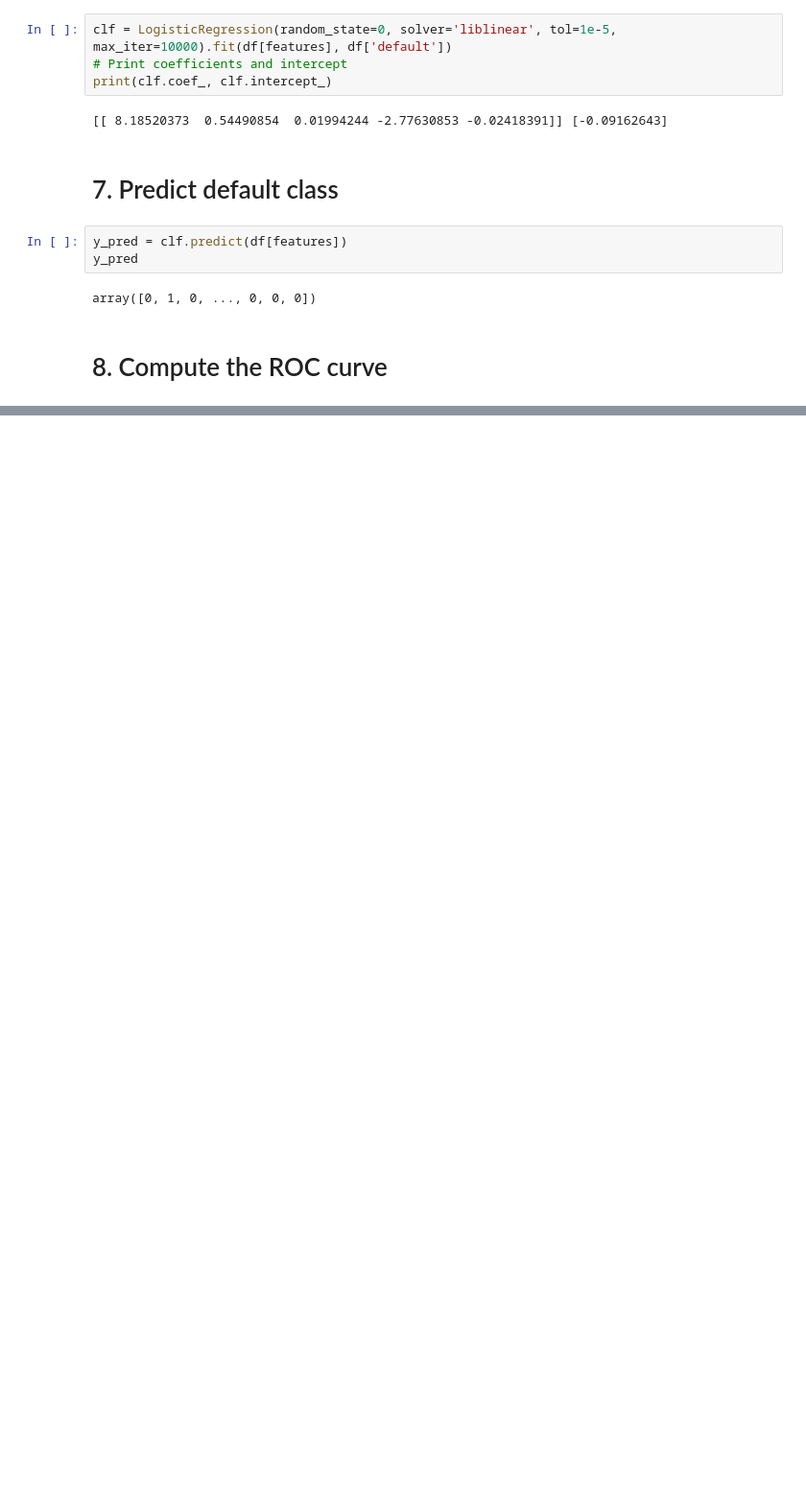
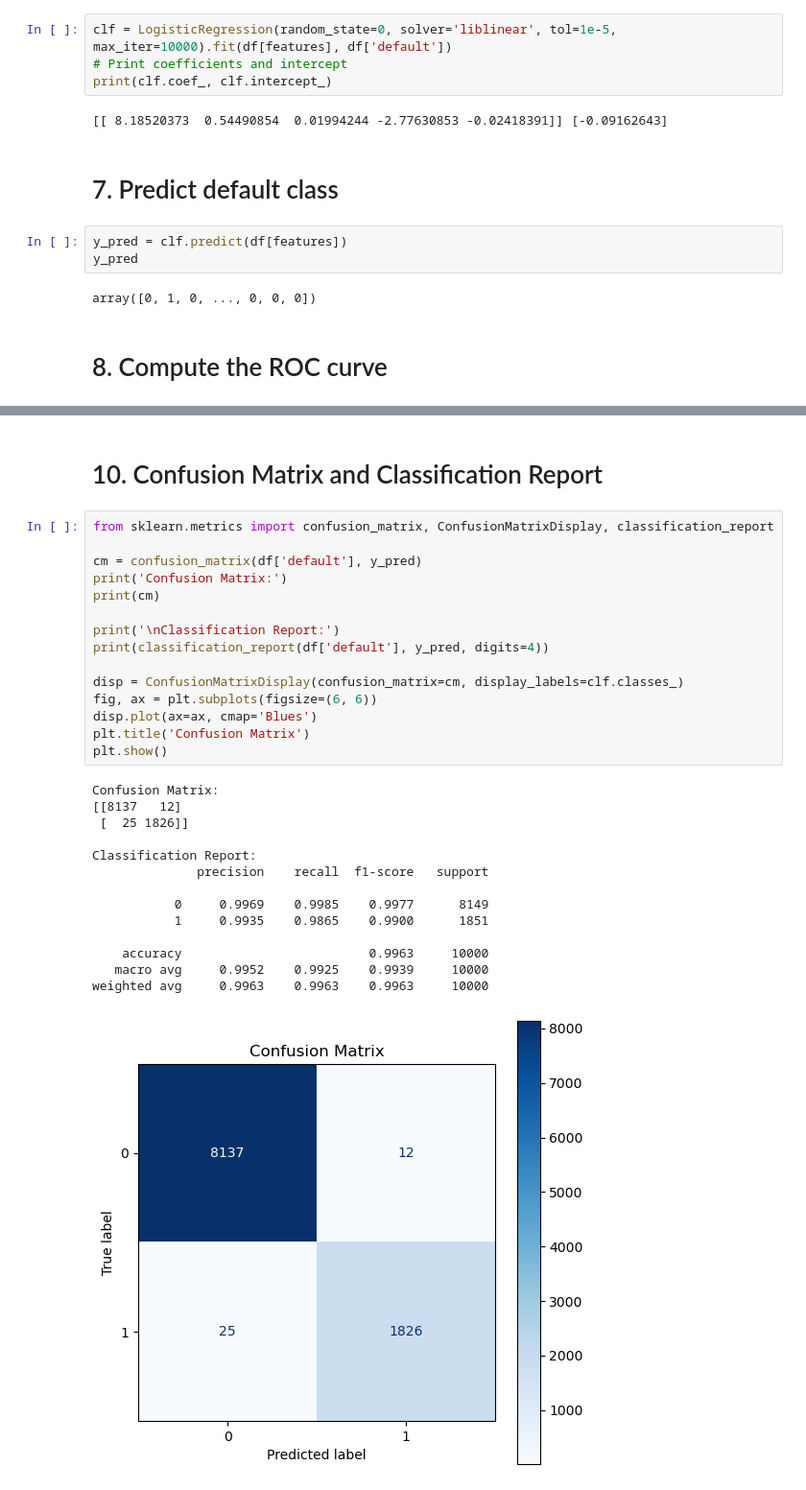
Before and after one commit to surajgrg1/Quantitative_Research_Finance, a Jupyter notebook: Loan_Default_prediction.ipynb, the cells around one changed output, grey strips where cells are left out. Shown at 96% size. Cells and saved outputs as stored; diff of their text form; blank space fills up the shorter version.

```diff
--- a/Loan_Default_prediction.ipynb
+++ b/Loan_Default_prediction.ipynb
@@ -80,0 +101,32 @@ fpr, tpr, thresholds = metrics.roc_curve(df['default'], y_pred)
+# %% [markdown]
+# 10. Confusion Matrix and Classification Report
+# %%
+from sklearn.metrics import confusion_matrix, ConfusionMatrixDisplay, classification_report
+
+cm = confusion_matrix(df['default'], y_pred)
+print('Confusion Matrix:')
+print(cm)
+
+print('\nClassification Report:')
+print(classification_report(df['default'], y_pred, digits=4))
+
+disp = ConfusionMatrixDisplay(confusion_matrix=cm, display_labels=clf.classes_)
+fig, ax = plt.subplots(figsize=(6, 6))
+disp.plot(ax=ax, cmap='Blues')
+plt.title('Confusion Matrix')
+plt.show()
+# %% [output]
+Confusion Matrix:
+[[8137   12]
+ [  25 1826]]
+
+Classification Report:
+              precision    recall  f1-score   support
+
+           0     0.9969    0.9985    0.9977      8149
+           1     0.9935    0.9865    0.9900      1851
+
+    accuracy                         0.9963     10000
+   macro avg     0.9952    0.9925    0.9939     10000
+weighted avg     0.9963    0.9963    0.9963     10000
+[figure, added]
```
Also changed, not shown: parts of 9 cells of this notebook, 4 other files.
